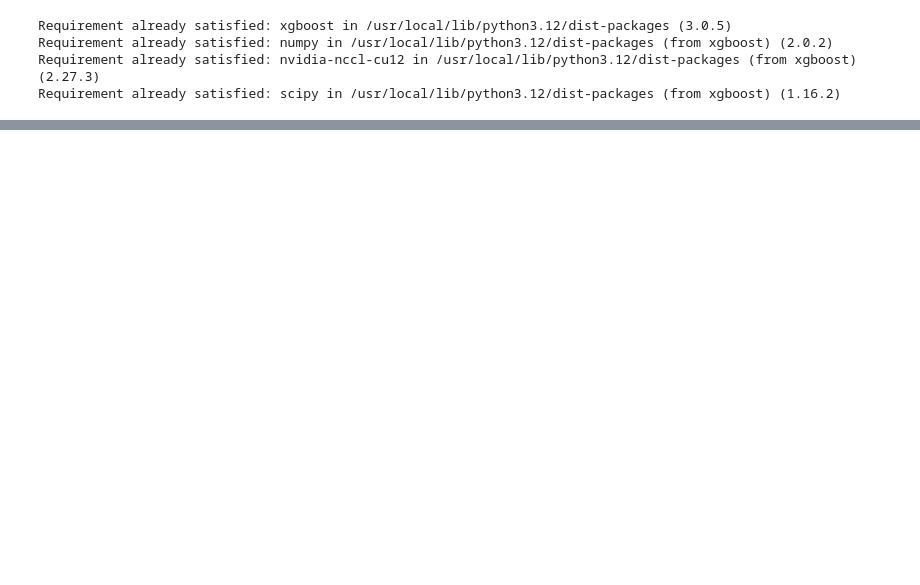
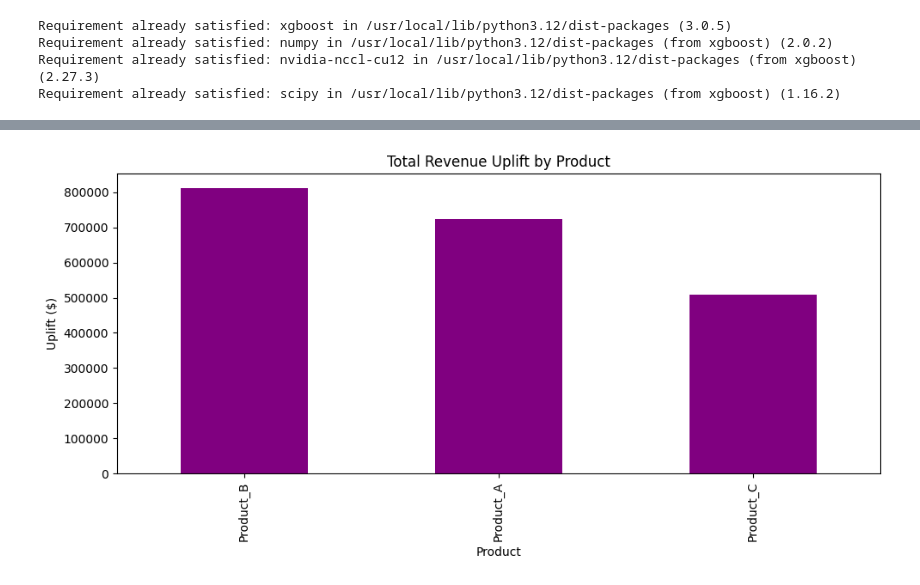
Before and after one commit to Faraz011/Assignment-AIML-Lab, a Jupyter notebook: Dynamic_Pricing_Project.ipynb, the cells around one changed output, grey strips where cells are left out. Drawn from its saved outputs; the diff is of its cells as text; code cells hidden in the pictures; blank space fills up the shorter version.

```diff
--- a/Dynamic_Pricing_Project.ipynb
+++ b/Dynamic_Pricing_Project.ipynb
@@ -194,0 +363,15 @@ Root Mean Squared Error: 105.16855332774647
+# %%
+uplift_by_product = results.groupby('product_id')[['baseline_revenue','optimized_revenue']].sum()
+uplift_by_product['uplift'] = uplift_by_product['optimized_revenue'] - uplift_by_product['baseline_revenue']
+
+uplift_by_product['uplift_pct'] = (uplift_by_product['uplift'] / uplift_by_product['baseline_revenue'] * 100).round(1)
+uplift_by_product = uplift_by_product.sort_values('uplift', ascending=False)
+
+uplift_by_product['uplift'].plot(kind='bar', color='purple', figsize=(10,5))
+plt.title('Total Revenue Uplift by Product')
+plt.xlabel('Product')
+plt.ylabel('Uplift ($)')
+plt.tight_layout()
+plt.show()
+# %% [output]
+[figure, added]
```
Also changed, not shown: parts of 16 cells of this notebook.
